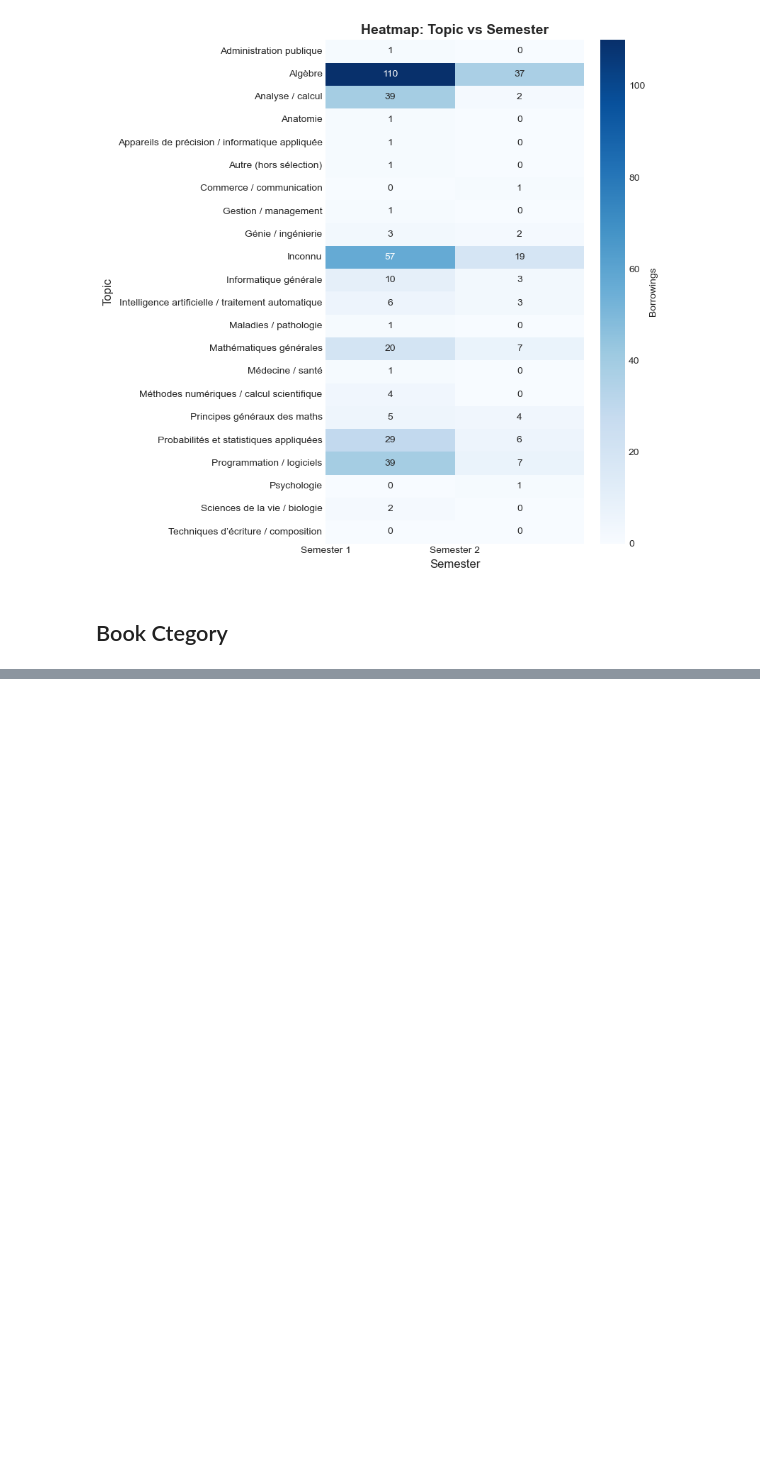
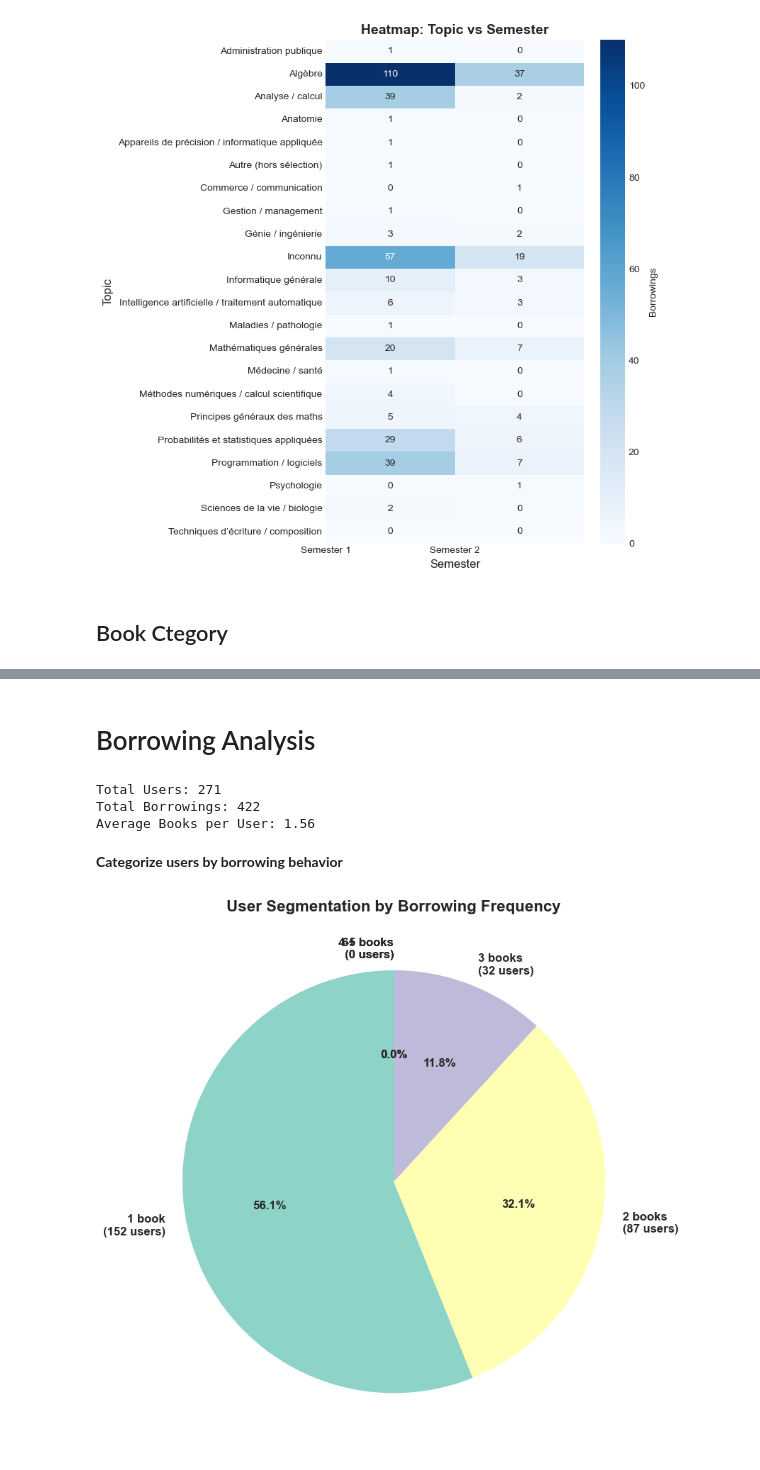
Before and after one commit to TI1307/DM_Project, a Jupyter notebook: notebooks/anlysis.ipynb, the cells around one changed output, grey strips where cells are left out. Cells and saved outputs as stored; diff of their text form; code cells hidden in the pictures; blank space fills up the shorter version.

Commit message:
borrowing analysis

```diff
--- a/notebooks/anlysis.ipynb
+++ b/notebooks/anlysis.ipynb
@@ -3,8 +3,13 @@ import pandas as pd
 import matplotlib.pyplot as plt
 import seaborn as sns
 
+import numpy as np
+from mlxtend.preprocessing import TransactionEncoder
+from mlxtend.frequent_patterns import fpgrowth, association_rules
+
 # Load your data
 df = pd.read_excel('../data/Final_data_for_clustering.xlsx')
+Borrowings_Table = pd.read_excel("../data/cleaned_borrowings.xlsx")
 # %% [markdown]
 ###  Bar chart showing total borrowings by student year and teachers ###
 # %%
@@ -166 +137,48 @@ Name: count, dtype: int64
 [figure]
+# %% [markdown]
+# Borrowing Analysis
+# %%
+# Group by user to create transactions
+Borrowings_transactions = Borrowings_Table.groupby("N° lecteur")["Titre_clean"].apply(list).reset_index()
+
+# Calculate number of books per user
+Borrowings_transactions['num_books_borrowed'] = Borrowings_transactions['Titre_clean'].apply(len)
+
+print(f"Total Users: {len(Borrowings_transactions)}")
+print(f"Total Borrowings: {len(Borrowings_Table)}")
+print(f"Average Books per User: {Borrowings_transactions['num_books_borrowed'].mean():.2f}")
+# %% [output]
+Total Users: 271
+Total Borrowings: 422
+Average Books per User: 1.56
+# %% [markdown]
+**Categorize users by borrowing behavior**
+# %%
+plt.figure(figsize=(10, 8))
+
+# Create borrowing categories
+borrowing_categories = pd.cut(Borrowings_transactions['num_books_borrowed'],
+                              bins=[0, 1, 2, 3, 5, float('inf')],
+                              labels=['1 book', '2 books', '3 books', '4-5 books', '6+ books'])
+
+category_counts = borrowing_categories.value_counts().sort_index()
+
+# Create pie chart
+colors = plt.cm.Set3(range(len(category_counts)))
+wedges, texts, autotexts = plt.pie(category_counts,
+                                     labels=category_counts.index,
+                                     autopct='%1.1f%%',
+                                     startangle=90,
+                                     colors=colors,
+                                     textprops={'fontsize': 12, 'fontweight': 'bold'})
+
+# Add counts to labels
+for i, (label, count) in enumerate(zip(category_counts.index, category_counts.values)):
+    texts[i].set_text(f'{label}\n({count} users)')
+
+plt.title('User Segmentation by Borrowing Frequency', fontsize=16, fontweight='bold')
+plt.tight_layout()
+plt.savefig('user_segmentation.png', dpi=300, bbox_inches='tight')
+plt.show()
+# %% [output]
+[figure, added]
```
Also changed, not shown: parts of 2 cells of this notebook.
